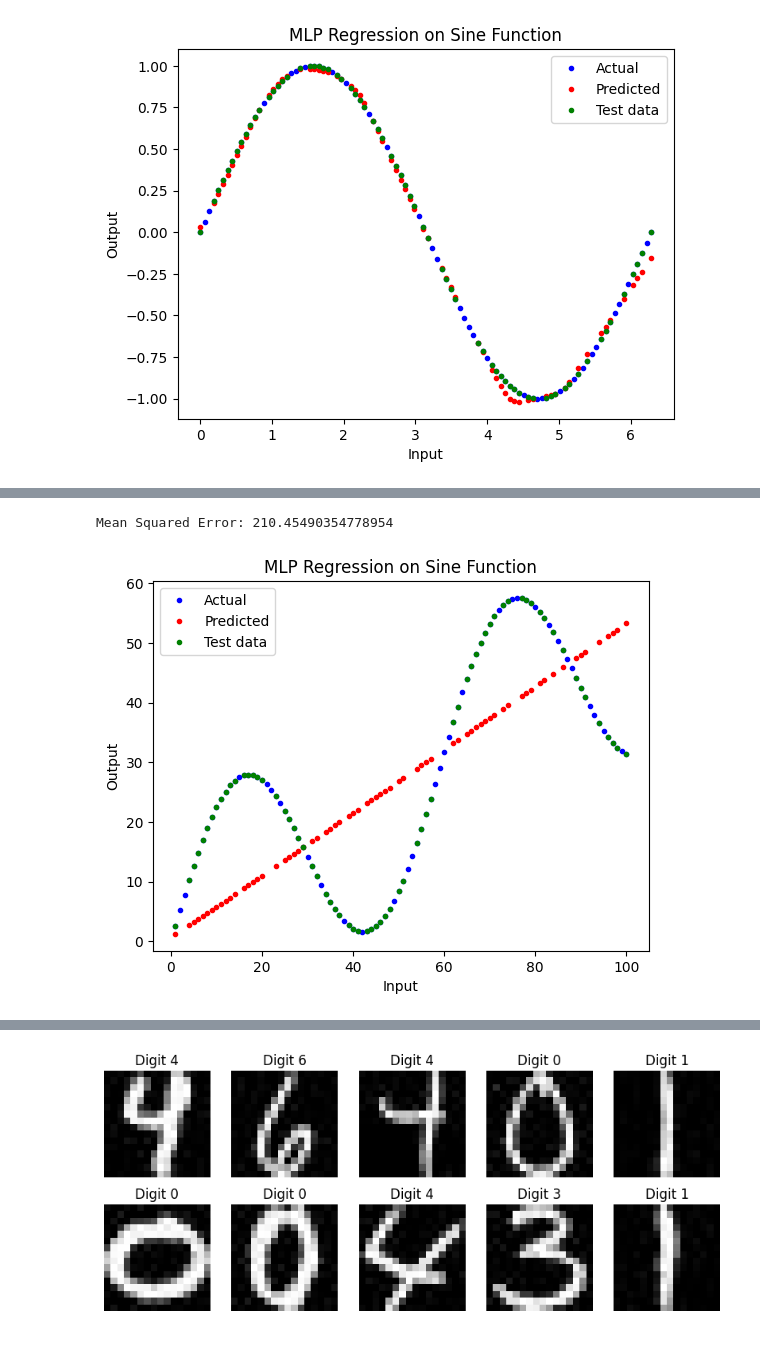
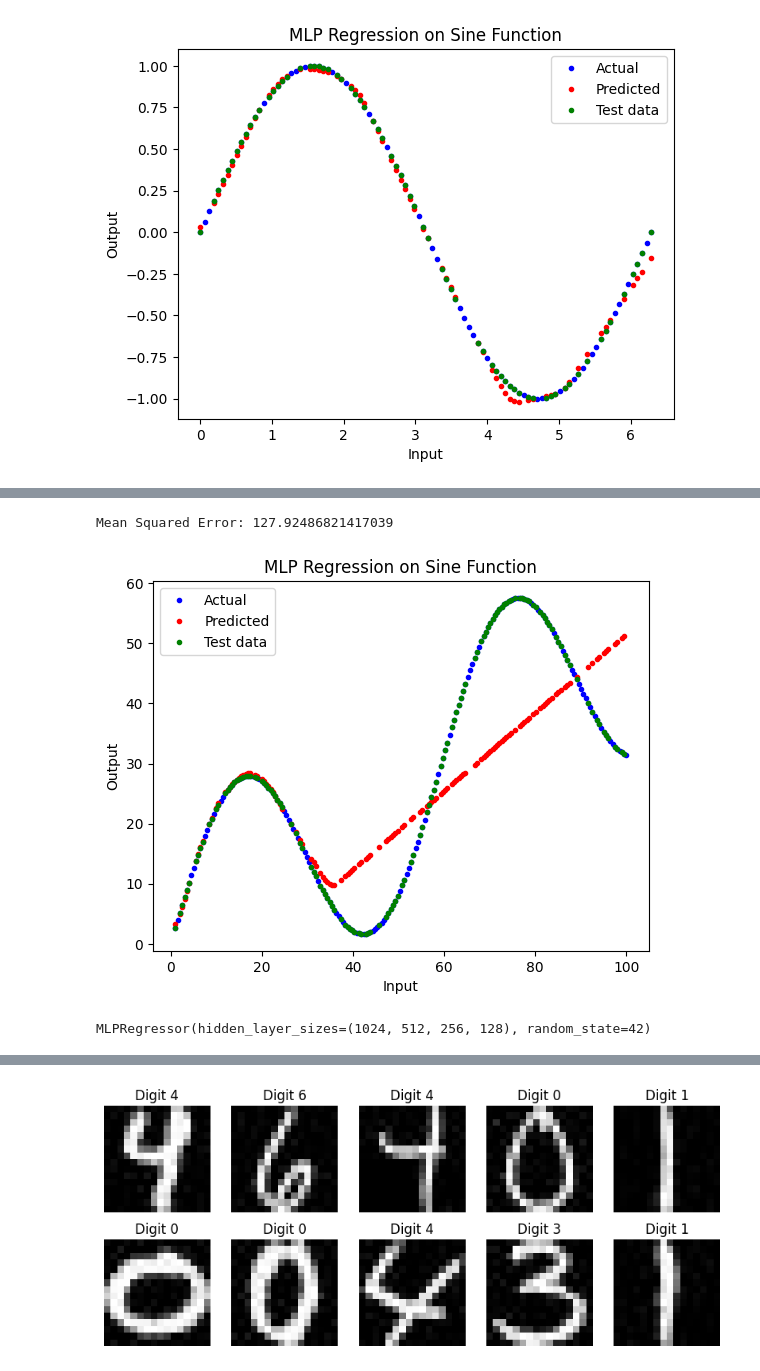
Before and after one commit to Mohsen-Rahimi8001/AI-course, a Jupyter notebook: Neural-Network/neural_network.ipynb, the cells around one changed output, grey strips where cells are left out. Saved outputs shown, nothing was run; the diff lists cells and outputs as text; code cells hidden in the pictures.

```diff
--- a/Neural-Network/neural_network.ipynb
+++ b/Neural-Network/neural_network.ipynb
@@ -283,35 +283,40 @@ print(accuracy)
 0.5651316106058418
 # %%
 def predict_function2(X, y, hidden_layer_sizes, max_iter, random_state=42, test_size=0.7, noise=None):
-  X_train, X_test, y_train, y_test = train_test_split(X, y, test_size=test_size, random_state=random_state)
+    X_train, X_test, y_train, y_test = train_test_split(X, y, test_size=test_size, random_state=random_state)
 
-  mlp = MLPRegressor(hidden_layer_sizes=hidden_layer_sizes, max_iter=max_iter, random_state=random_state)
+    mlp = MLPRegressor(hidden_layer_sizes=hidden_layer_sizes, max_iter=max_iter, random_state=random_state)
 
-  mlp.fit(X_train, y_train)
+    if noise is not None:
+        if y_train.shape != noise.shape:
+            raise ValueError("noise shape should be the same as y_train")
+        y_train = y_train + noise
+        mlp.fit(X_train, y_train)
 
-  if noise is not None:
-    y_pred = mlp.predict(X_test + noise)
-  else:
+    else:
+        mlp.fit(X_train, y_train)
+
     y_pred = mlp.predict(X_test)
 
-  mse = mean_squared_error(y_test, y_pred)
-  print(f'Mean Squared Error: {mse}')
+    mse = mean_squared_error(y_test, y_pred)
+    print(f'Mean Squared Error: {mse}')
 
-  fig, ax = plt.subplots()
+    fig, ax = plt.subplots()
 
-  ax.plot(X, y, 'b', label='Actual', marker=".", linestyle="None")
+    ax.plot(X, y, 'b', label='Actual', marker=".", linestyle="None")
 
-  ax.plot(X_test, y_pred, 'r', label='Predicted', marker=".", linestyle="None")
+    ax.plot(X_test, y_pred, 'r', label='Predicted', marker=".", linestyle="None")
 
-  ax.plot(X_test, y_test, "g", label="Test data", marker=".", linestyle="None")
+    ax.plot(X_test, y_test, "g", label="Test data", marker=".", linestyle="None")
 
-  ax.set_xlabel('Input')
-  ax.set_ylabel('Output')
-  ax.set_title('MLP Regression on Sine Function')
+    ax.set_xlabel('Input')
+    ax.set_ylabel('Output')
 
-  ax.legend()
+    ax.legend()
 
-  plt.show()
+    plt.show()
+
+    return mlp
 # %%
 X = np.linspace(0, 2*np.pi, 100).reshape(-1, 1)
 y = np.sin(X)
@@ -347,11 +393,12 @@ Mean Squared Error: 0.0069582476794696375
 # %%
-X = np.linspace(1, 100, 100).reshape(-1, 1)
+X = np.linspace(1, 100, 200).reshape(-1, 1)
 y = X / 2 + 20 * np.sin(X / (np.pi * 3))
 
 predict_function2(X, y, (1024, 512, 256, 128), 200)
 # %% [output]
-Mean Squared Error: 210.45490354778954
+Mean Squared Error: 127.92486821417039
-[figure, old version]
+[figure, new version]
+MLPRegressor(hidden_layer_sizes=(1024, 512, 256, 128), random_state=42)
 # %%
 X = np.linspace(1, 100, 10000).reshape(-1, 1)
 y = X / 2 + 20 * np.sin(X / (np.pi * 3))
```
Also changed, not shown: parts of 32 cells of this notebook.
